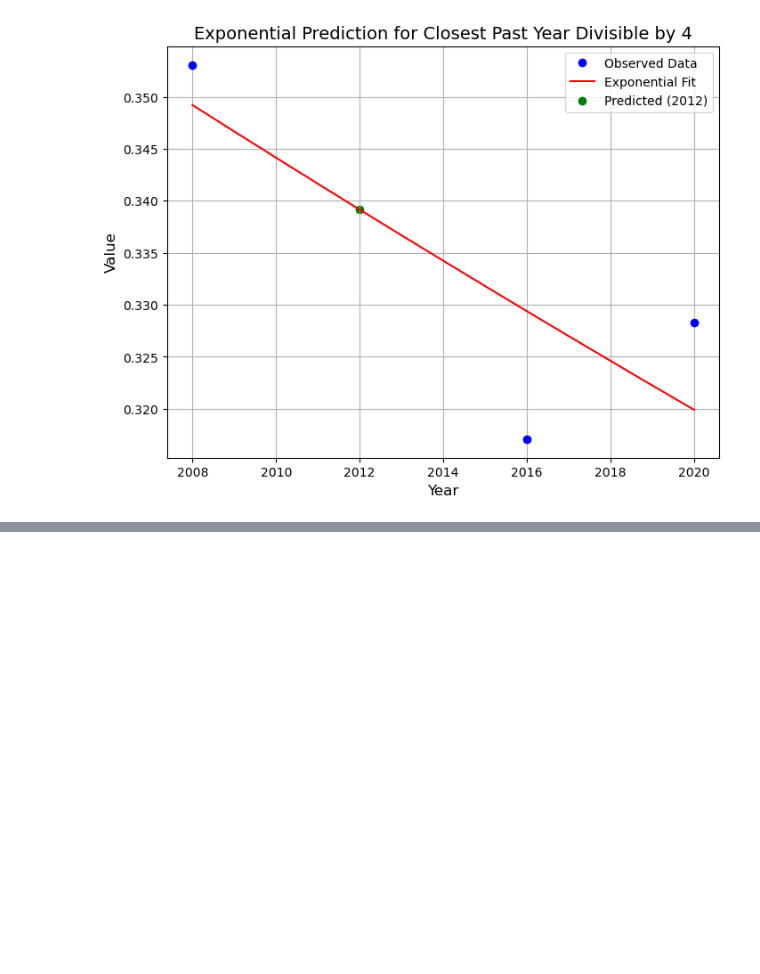
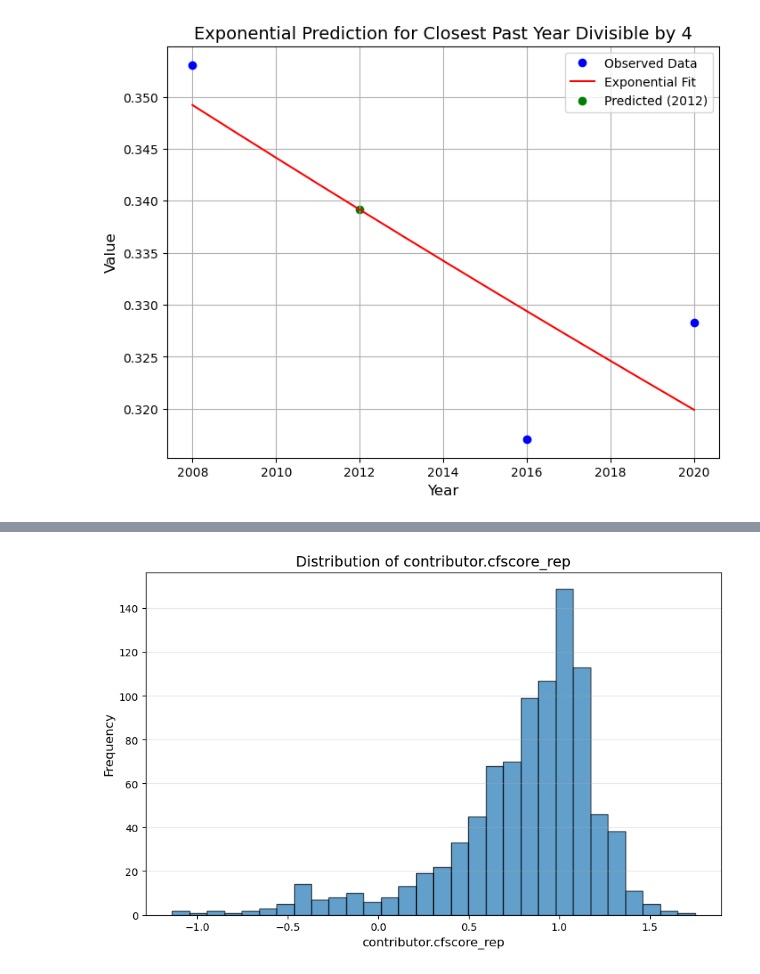
Before and after one commit to mflodzinski/ESL_ElectionsPredictionUS, a Jupyter notebook: Replication 2/data_preprocess_mayors.ipynb, the cells around one changed output, grey strips where cells are left out. Saved outputs shown, nothing was run; the diff lists cells and outputs as text; code cells hidden in the pictures; blank space fills up the shorter version.

```diff
--- a/Replication 2/data_preprocess_mayors.ipynb
+++ b/Replication 2/data_preprocess_mayors.ipynb
@@ -270,0 +274,13 @@ display(df_mayor)
+# %%
+rep_distribution = df_mayor['incumbent_rep'].value_counts()
+dem_distribution = df_mayor['incumbent_dem'].value_counts()
+
+print("Distribution of 'incumbency_rep':")
+print(rep_distribution)
+print("\nDistribution of 'incumbency_dem':")
+print(dem_distribution)
+
+# Impute Nan values in 'incumbent_rep' and 'incumbent_dem' columns with 0 (the most common value)
+# I also googled several elections in the internet manually and they were all non-incumbent
+df_mayor["incumbent_dem"].fillna(0, inplace=True)
+df_mayor["incumbent_rep"].fillna(0, inplace=True)
@@ -270,0 +299,22 @@ display(df_mayor)
+# %%
+state_categories_df = pd.read_csv('state_categories.csv')
+
+# Merge with df_mayor
+df_mayor = df_mayor.merge(state_categories_df, on='state_abb', how="left")
+df_mayor.rename(columns={"category": "state_category"}, inplace=True)
+df_mayor.drop(columns=["state_abb"], inplace=True)
+
+# Convert 'state_category' to one-hot encoding
+df_mayor = pd.get_dummies(df_mayor, columns=['state_category'], prefix='state_category')
+for col in df_mayor.filter(like='state_category').columns:
+    df_mayor[col] = df_mayor[col].astype(int)
+# %%
+plt.figure(figsize=(10, 6))
+plt.hist(df_mayor["contributor.cfscore_rep"].dropna(), bins=30, edgecolor="black", alpha=0.7)
+plt.title("Distribution of contributor.cfscore_rep", fontsize=14)
+plt.xlabel("contributor.cfscore_rep", fontsize=12)
+plt.ylabel("Frequency", fontsize=12)
+plt.grid(axis="y", alpha=0.3)
+plt.show()
+# %% [output]
+[figure, added]
```
Also changed, not shown: parts of 20 cells of this notebook, 2 other files.
